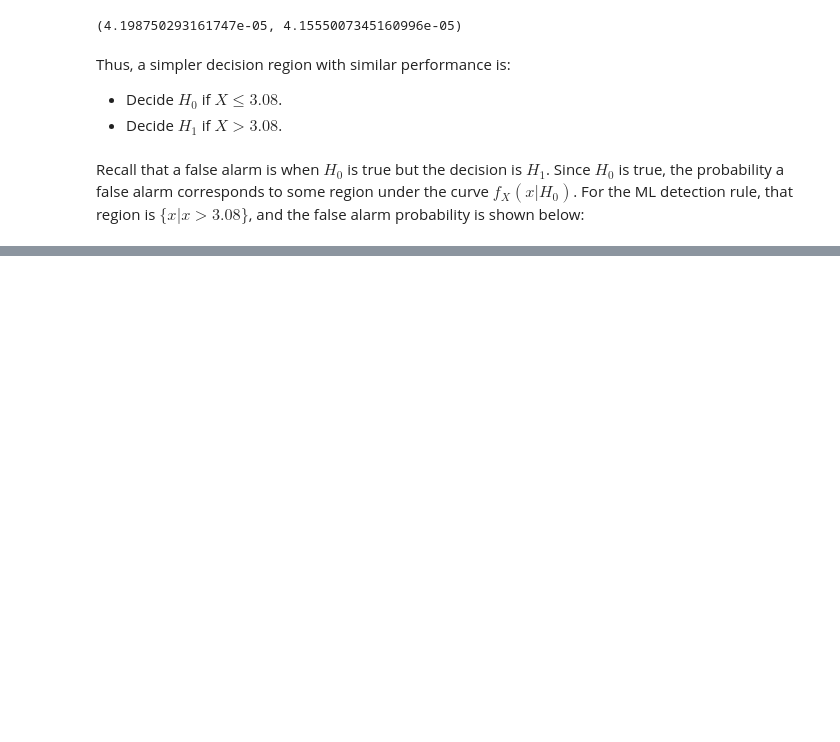
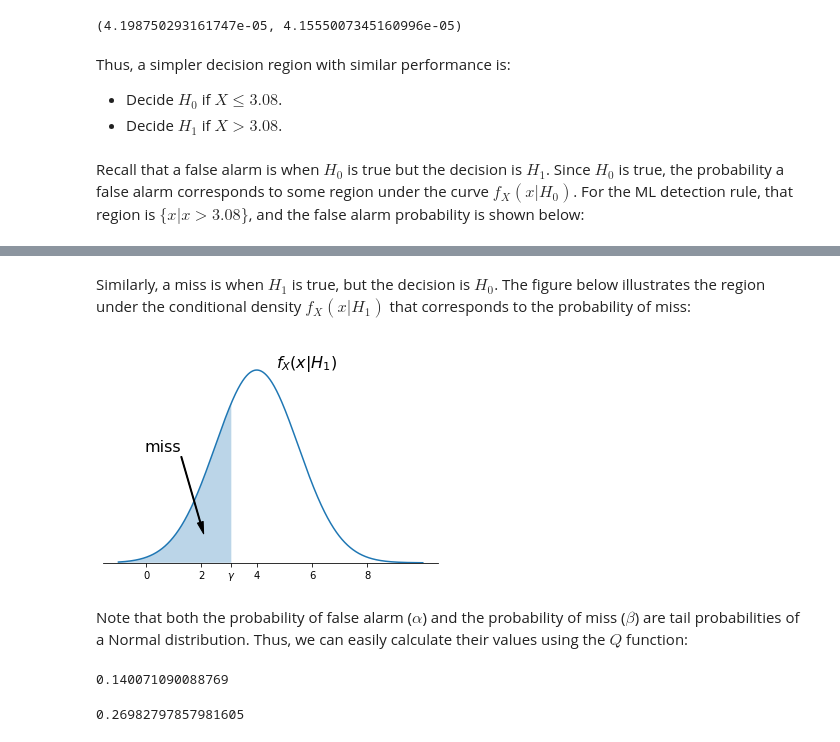
Before and after one commit to aminkhod/Foundations-of-Data-Science-with-Python, a Jupyter notebook: 10-conditional-stats/binary-decisions-continuous-data.ipynb, the cells around one changed output, grey strips where cells are left out. Cells and saved outputs as stored; diff of their text form; code cells hidden in the pictures; blank space fills up the shorter version.

```diff
--- a/10-conditional-stats/binary-decisions-continuous-data.ipynb
+++ b/10-conditional-stats/binary-decisions-continuous-data.ipynb
@@ -220,0 +126,37 @@ Use the Student's $T$ random variable to determine a 95% confidence interval for
+# %% [markdown]
+Similarly, a miss is when $H_1$ is true, but the decision is $H_0$. The figure below illustrates the region under the conditional density $f_X(x|H_1)$ that corresponds to the probability of miss:
+# %%
+
+G1 = stats.norm(loc = 4, scale = 1.5)
+x=np.linspace(-1,10,11*100+1)
+miss_region = x[np.where(G1.pdf(x) < G0.pdf(x))]
+gamma = max(miss_region)
+
+plt.plot(x,G1.pdf(x))
+
+# Fill under the regions found above
+plt.fill_between(miss_region, G1.pdf(miss_region),alpha=0.3)
+
+
+
+ax=plt.gca()
+ax.spines['top'].set_visible(False)
+ax.spines['right'].set_visible(False)
+ax.spines['left'].set_visible(False)
+ax.get_yaxis().set_ticks([]);
+
+ax.set_xticks([0,2,4,gamma,6, 8])
+ax.set_xticklabels([0,2,4,'$\gamma$',6, 8])
+
+ax.annotate('miss', xy=(gamma-1, 0.04),  xycoords='data',
+            xytext=(1.25, 0.17), textcoords='data', fontsize=16,
+            arrowprops=dict(facecolor='black', headwidth=6, width=1),
+            horizontalalignment='right', verticalalignment='top',
+            )
+
+plt.annotate('$f_X(x|H_1)$', (4.7,0.27), fontsize=16);
+plt.ylim(0, 0.3);
+# %% [output]
+[figure, added]
+# %% [markdown]
+Note that both the probability of false alarm ($\alpha$) and the probability of miss ($\beta$) are tail probabilities of a Normal distribution. Thus, we can easily calculate their values using the $Q$ function:
@@ -220,0 +166,20 @@ Use the Student's $T$ random variable to determine a 95% confidence interval for
+# %%
+# False alarm: Given H0, mu = 2 and sigma = 1
+mu0 = 2
+sigma0 =1
+
+gamma = 3.08
+alpha = q( (gamma - mu0) / sigma0)
+alpha
+# %% [output]
+0.140071090088769
+# %%
+# Miss: Given H1, mu = 4 and sigma = 1.5
+mu1 = 4
+sigma1 = 1.5
+
+gamma = 3.08
+beta = q( (mu1 - gamma) / sigma1)
+beta
+# %% [output]
+0.26982797857981605
```
Also changed, not shown: parts of 47 cells of this notebook, 1 other file.
